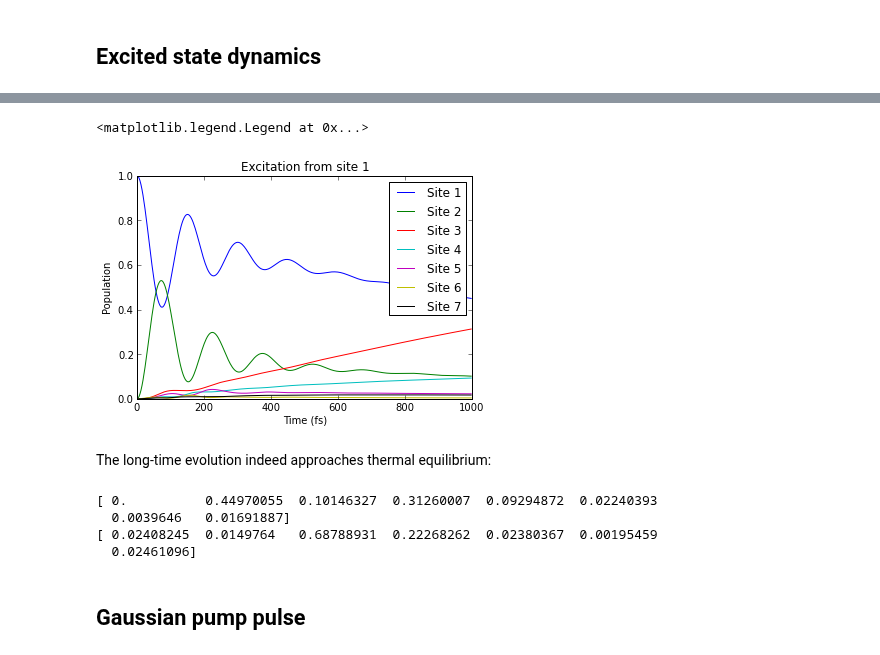
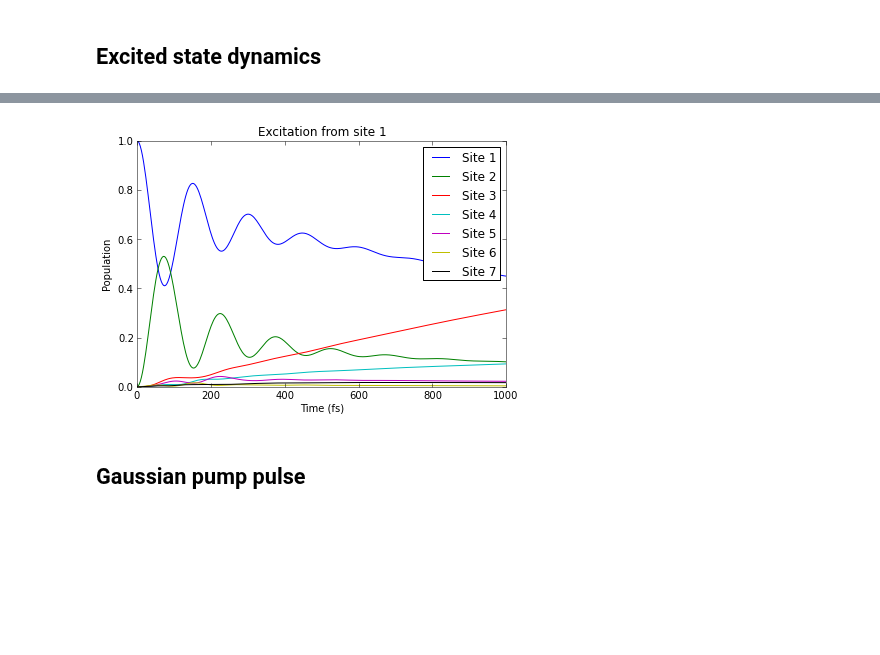
Before and after one commit to whaley-group-berkeley/qspectra, a Jupyter notebook: examples/FMO dynamics with ZOFE master equation.ipynb, the cells around one changed output, grey strips where cells are left out. Drawn from its saved outputs; the diff is of its cells as text; code cells hidden in the pictures; blank space fills up the shorter version.

```diff
--- a/examples/FMO dynamics with ZOFE master equation.ipynb
+++ b/examples/FMO dynamics with ZOFE master equation.ipynb
@@ -52,13 +50,6 @@ Simulate dynamics in the 1-excitation subspace starting on site 1 for 100 ps:
 # %%
-# initial state
-rho0 = np.zeros((8, 8), dtype=complex)
-rho0[1, 1] = 1.
-rho0 = rho0.reshape((-1), order='F')
-init_rho_and_oop = dynamical_model.initial_state_and_oop_vec(rho0)
-
-
-t, rho_oop_vec = simulate_dynamics(dynamical_model,
-                                   init_rho_and_oop,
-                                   1000)
-
-rho = np.array([k[:64] for k in rho_oop_vec])
+%%time
+dynamical_model = ZOFEModel(fmo_hamiltonian, hilbert_subspace='e', unit_convert=CM_FS)
+init_rho_and_oop = dynamical_model.initial_state_and_oop_vec(unit_vec(0, 49))
+t, rho_oop_vec = simulate_dynamics(dynamical_model, init_rho_and_oop, 1000)
+rho = np.array([dynamical_model.state_vec_to_operators(k)[0] for k in rho_oop_vec])
@@ -65,29 +59,12 @@ rho = np.array([k[:64] for k in rho_oop_vec])
 # %%
 title('Excitation from site 1')
-plot(t, np.einsum('tii->ti', rho.reshape(-1, 8, 8)).real[:, 1:])
+plot(t, np.einsum('tii->ti', rho.reshape(-1, 7, 7)).real)
 xlim(0, 1000)
 xlabel('Time (fs)')
 ylabel('Population')
-legend(['Site {}'.format(n) for n in xrange(1, 8)])
+legend(['Site {}'.format(n) for n in xrange(1, 8)]);
 # %% [output]
-<matplotlib.legend.Legend at 0x...>
-[figure, old version]
+[figure, new version]
-# %% [markdown]
-The long-time evolution indeed approaches thermal equilibrium:
-# %%
-print np.diag(ket_vec_to_matrix(rho[-1])).real
-
-import scipy
-def thermal_state(hamiltonian, temperature):
-    rho = scipy.linalg.expm(-hamiltonian.in_rotating_frame().H_1exc / temperature)
-    return rho / np.trace(rho)
-
-print np.diag(thermal_state(fmo_hamiltonian, CM_K * 77)).real
-# %% [output]
-[ 0.          0.44970055  0.10146327  0.31260007  0.09294872  0.02240393
-  0.0039646   0.01691887]
-[ 0.02408245  0.0149764   0.68788931  0.22268262  0.02380367  0.00195459
-  0.02461096]
 # %% [markdown]
 ## Gaussian pump pulse
 # %% [markdown]
```
Also changed, not shown: parts of 12 cells of this notebook, 20 other files.
